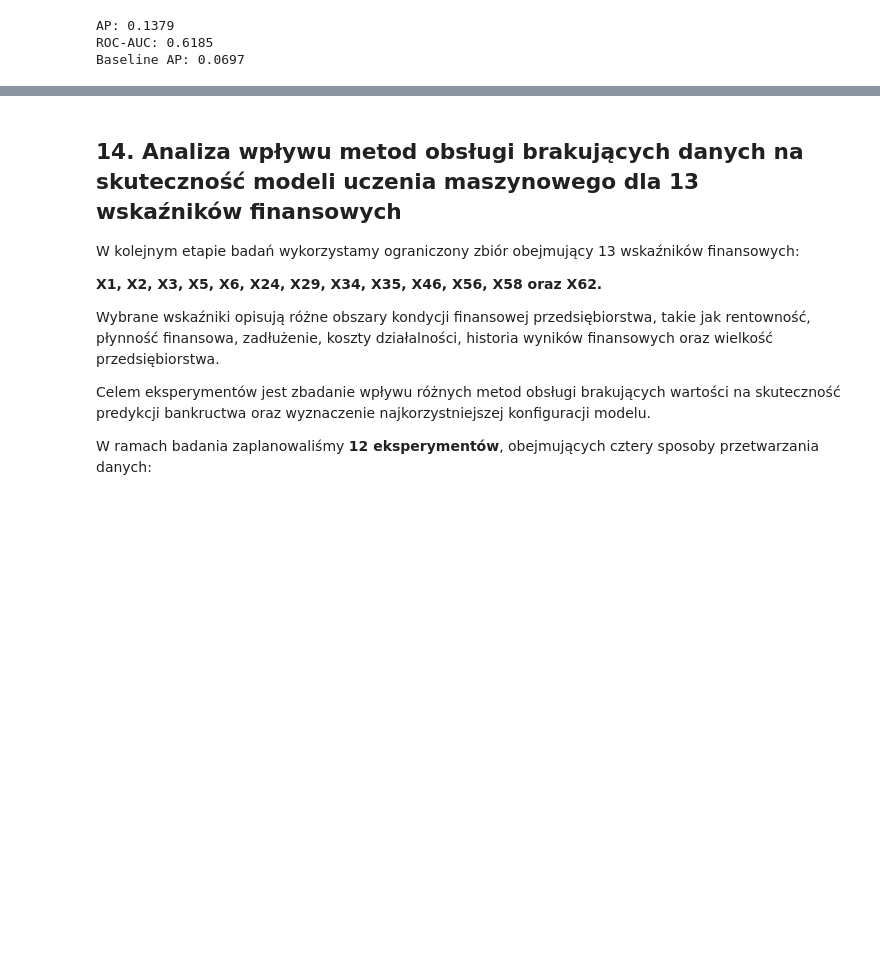
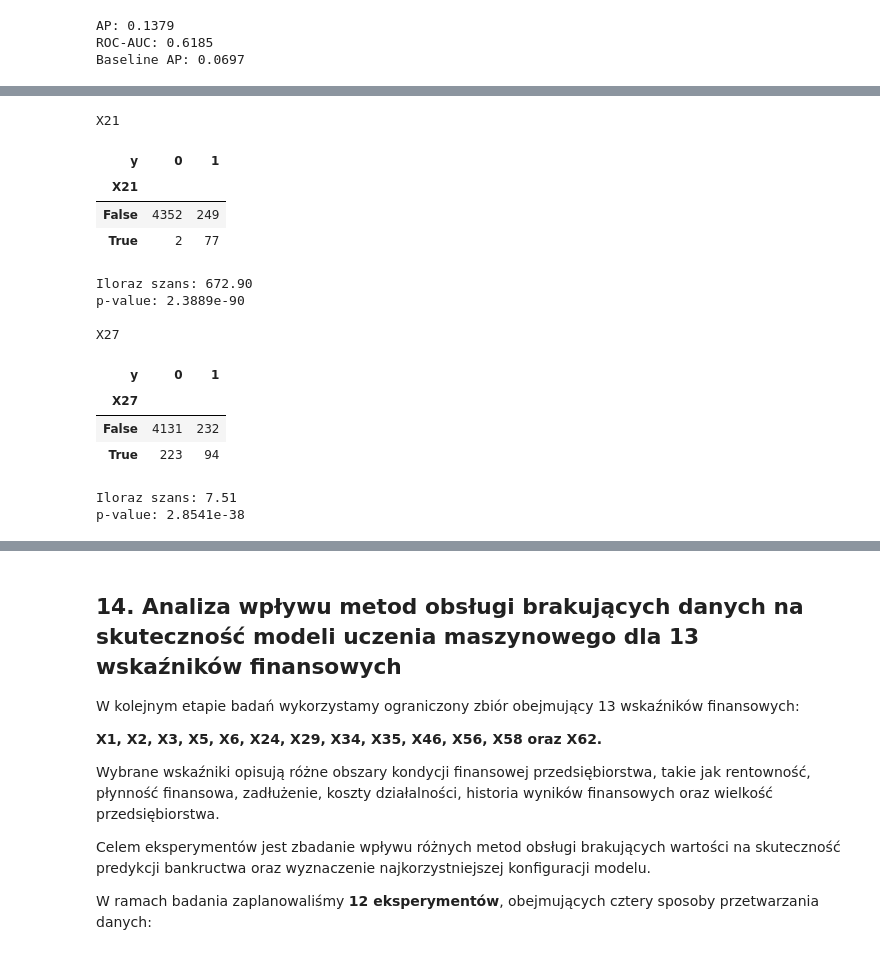
Before and after one commit to marczyz/Projekt_inzynierski-main, a Jupyter notebook: Bankructwo Polskie firmy/modele/Porownanie_4_modeli_ML_64_wskazniki.ipynb, the cells around one changed output, grey strips where cells are left out. Cells and saved outputs as stored; diff of their text form; code cells hidden in the pictures; blank space fills up the shorter version.

```diff
--- a/Bankructwo Polskie firmy/modele/Porownanie_4_modeli_ML_64_wskazniki.ipynb
+++ b/Bankructwo Polskie firmy/modele/Porownanie_4_modeli_ML_64_wskazniki.ipynb
@@ -371,0 +394,27 @@ Baseline AP: 0.0697
+# %%
+from scipy.stats import fisher_exact
+
+for cecha in ["X21", "X27"]:
+    tabela = pd.crosstab(X_train[cecha].isna(), y_train)
+    OR, p = fisher_exact(tabela)
+
+    print(f"\n{cecha}")
+    display(tabela)
+    print(f"Iloraz szans: {OR:.2f}")
+    print(f"p-value: {p:.4e}")
+# %% [output]
+X21
+| y | 0 | 1 |
+| X21 |  |  |
+| False | 4352 | 249 |
+| True | 2 | 77 |
+Iloraz szans: 672.90
+p-value: 2.3889e-90
+
+X27
+| y | 0 | 1 |
+| X27 |  |  |
+| False | 4131 | 232 |
+| True | 223 | 94 |
+Iloraz szans: 7.51
+p-value: 2.8541e-38
```
Also changed, not shown: parts of 6 cells of this notebook.
